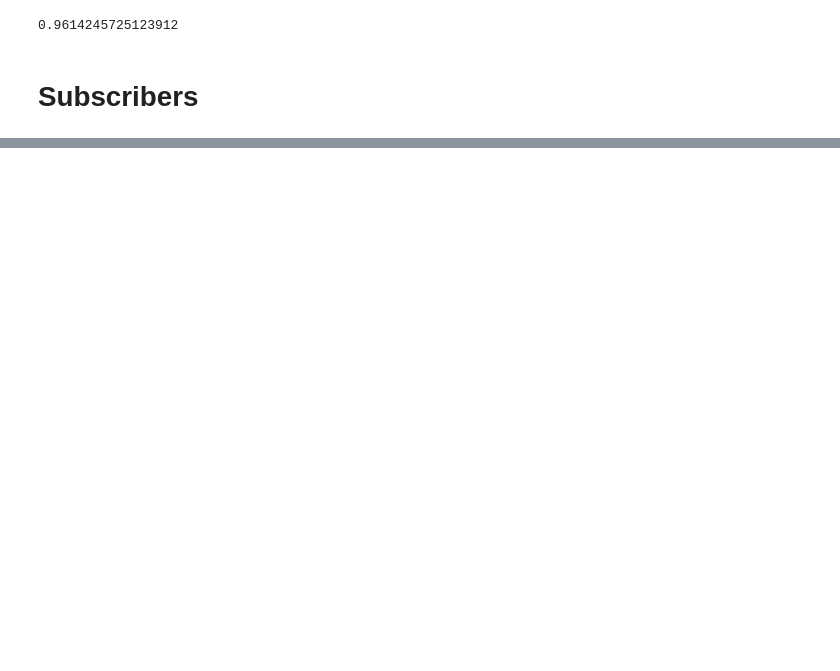
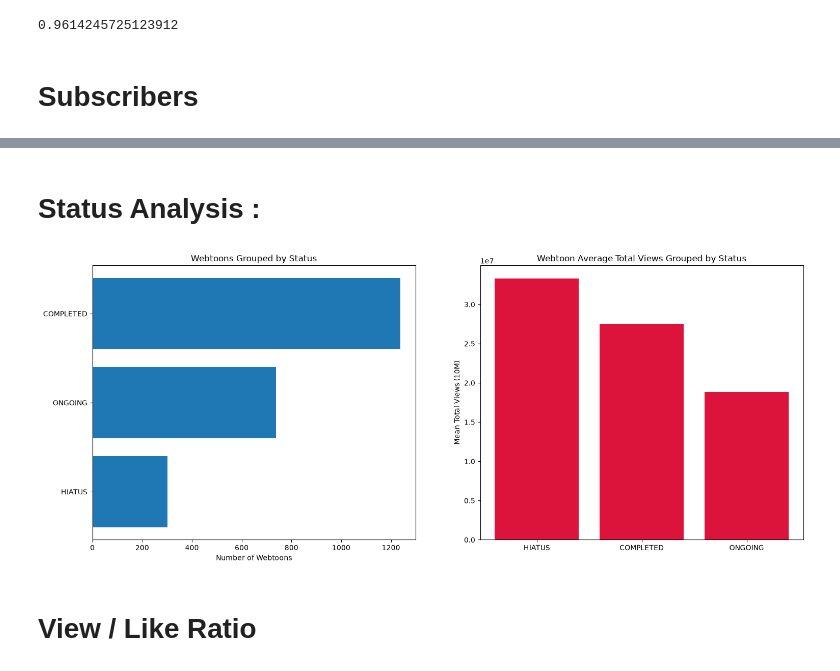
Before and after one commit to hliu325/KOR-webtoon-data, a Jupyter notebook: webtoon_analysis.ipynb, the cells around one changed output, grey strips where cells are left out. Saved outputs shown, nothing was run; the diff lists cells and outputs as text; code cells hidden in the pictures; blank space fills up the shorter version.

```diff
--- a/webtoon_analysis.ipynb
+++ b/webtoon_analysis.ipynb
@@ -312,0 +341,29 @@ print(correlation)
+# %% [markdown]
+# Status Analysis :
+# %%
+# Average Views & Likes by Status :
+
+status_vals = df["status"].value_counts()
+
+status_mean = df.groupby("status")["views"].mean().sort_values(ascending=False)
+
+fig, ax = plt.subplots(1,2, figsize=(18,7))
+
+# first graph : frequency
+ax[0].barh(y = status_vals.index, width = status_vals.values)
+ax[0].set_title("Webtoons Grouped by Status")
+ax[0].set_xlabel("Number of Webtoons")
+ax[0].invert_yaxis()
+
+# second graph : mean
+
+ax[1].bar(x = status_mean.index, height = status_mean.values, color = "crimson")
+ax[1].set_title("Webtoon Average Total Views Grouped by Status")
+ax[1].set_ylabel("Mean Total Views (10M)")
+
+
+plt.show()
+# %% [output]
+[figure, added]
+# %% [markdown]
+# View / Like Ratio
```
Also changed, not shown: parts of 3 cells of this notebook.
